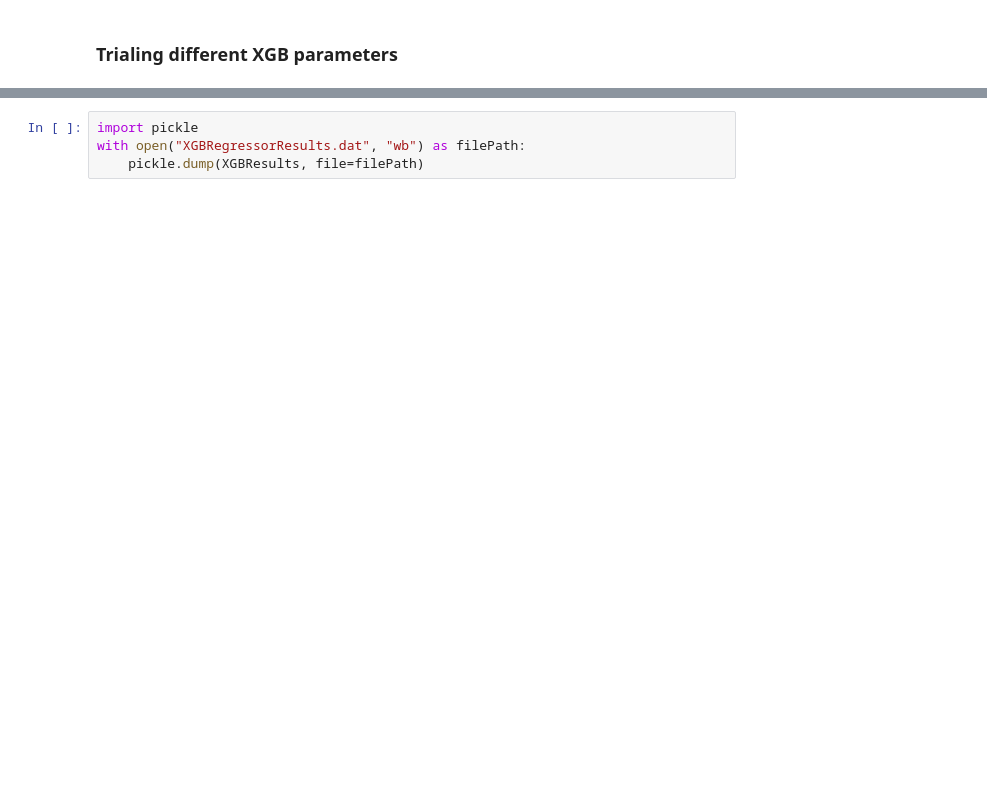
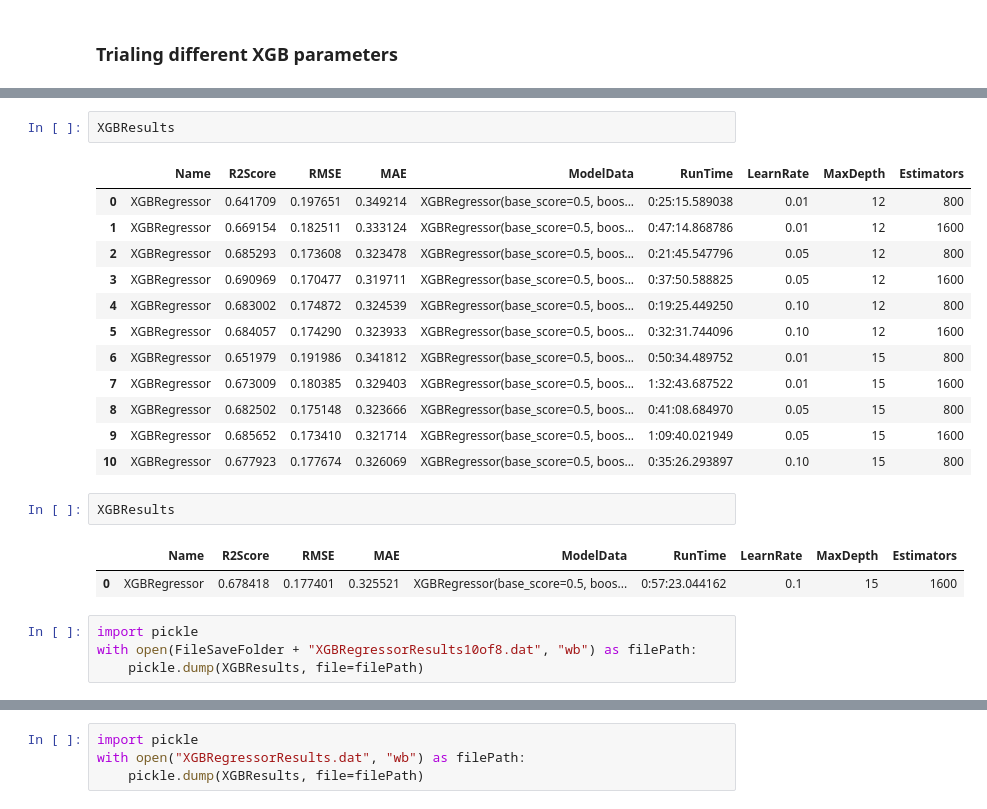
Before and after one commit to NormanHung/Practice-Twitter-Sentiment, a Jupyter notebook: Model Assessments.ipynb, the cells around one changed output, grey strips where cells are left out. Drawn from its saved outputs; the diff is of its cells as text; blank space fills up the shorter version.

```diff
--- a/Model Assessments.ipynb
+++ b/Model Assessments.ipynb
@@ -336 +434,25 @@ testTrainResults
+# %%
+XGBResults
+# %% [output]
+|  | Name | R2Score | RMSE | MAE | ModelData | RunTime | LearnRate | MaxDepth | Estimators |
+| 0 | XGBRegressor | 0.641709 | 0.197651 | 0.349214 | XGBRegressor(base_score=0.5, boos... | 0:25:15.589038 | 0.01 | 12 | 800 |
+| 1 | XGBRegressor | 0.669154 | 0.182511 | 0.333124 | XGBRegressor(base_score=0.5, boos... | 0:47:14.868786 | 0.01 | 12 | 1600 |
+| 2 | XGBRegressor | 0.685293 | 0.173608 | 0.323478 | XGBRegressor(base_score=0.5, boos... | 0:21:45.547796 | 0.05 | 12 | 800 |
+| 3 | XGBRegressor | 0.690969 | 0.170477 | 0.319711 | XGBRegressor(base_score=0.5, boos... | 0:37:50.588825 | 0.05 | 12 | 1600 |
+| 4 | XGBRegressor | 0.683002 | 0.174872 | 0.324539 | XGBRegressor(base_score=0.5, boos... | 0:19:25.449250 | 0.10 | 12 | 800 |
+| 5 | XGBRegressor | 0.684057 | 0.174290 | 0.323933 | XGBRegressor(base_score=0.5, boos... | 0:32:31.744096 | 0.10 | 12 | 1600 |
+| 6 | XGBRegressor | 0.651979 | 0.191986 | 0.341812 | XGBRegressor(base_score=0.5, boos... | 0:50:34.489752 | 0.01 | 15 | 800 |
+| 7 | XGBRegressor | 0.673009 | 0.180385 | 0.329403 | XGBRegressor(base_score=0.5, boos... | 1:32:43.687522 | 0.01 | 15 | 1600 |
+| 8 | XGBRegressor | 0.682502 | 0.175148 | 0.323666 | XGBRegressor(base_score=0.5, boos... | 0:41:08.684970 | 0.05 | 15 | 800 |
+| 9 | XGBRegressor | 0.685652 | 0.173410 | 0.321714 | XGBRegressor(base_score=0.5, boos... | 1:09:40.021949 | 0.05 | 15 | 1600 |
+| 10 | XGBRegressor | 0.677923 | 0.177674 | 0.326069 | XGBRegressor(base_score=0.5, boos... | 0:35:26.293897 | 0.10 | 15 | 800 |
+# %%
+XGBResults
+# %% [output]
+|  | Name | R2Score | RMSE | MAE | ModelData | RunTime | LearnRate | MaxDepth | Estimators |
+| 0 | XGBRegressor | 0.678418 | 0.177401 | 0.325521 | XGBRegressor(base_score=0.5, boos... | 0:57:23.044162 | 0.1 | 15 | 1600 |
+# %%
+import pickle
+with open(FileSaveFolder + "XGBRegressorResults10of8.dat", "wb") as filePath:
+    pickle.dump(XGBResults, file=filePath)
 # %%
```
Also changed, not shown: parts of 26 cells of this notebook.
